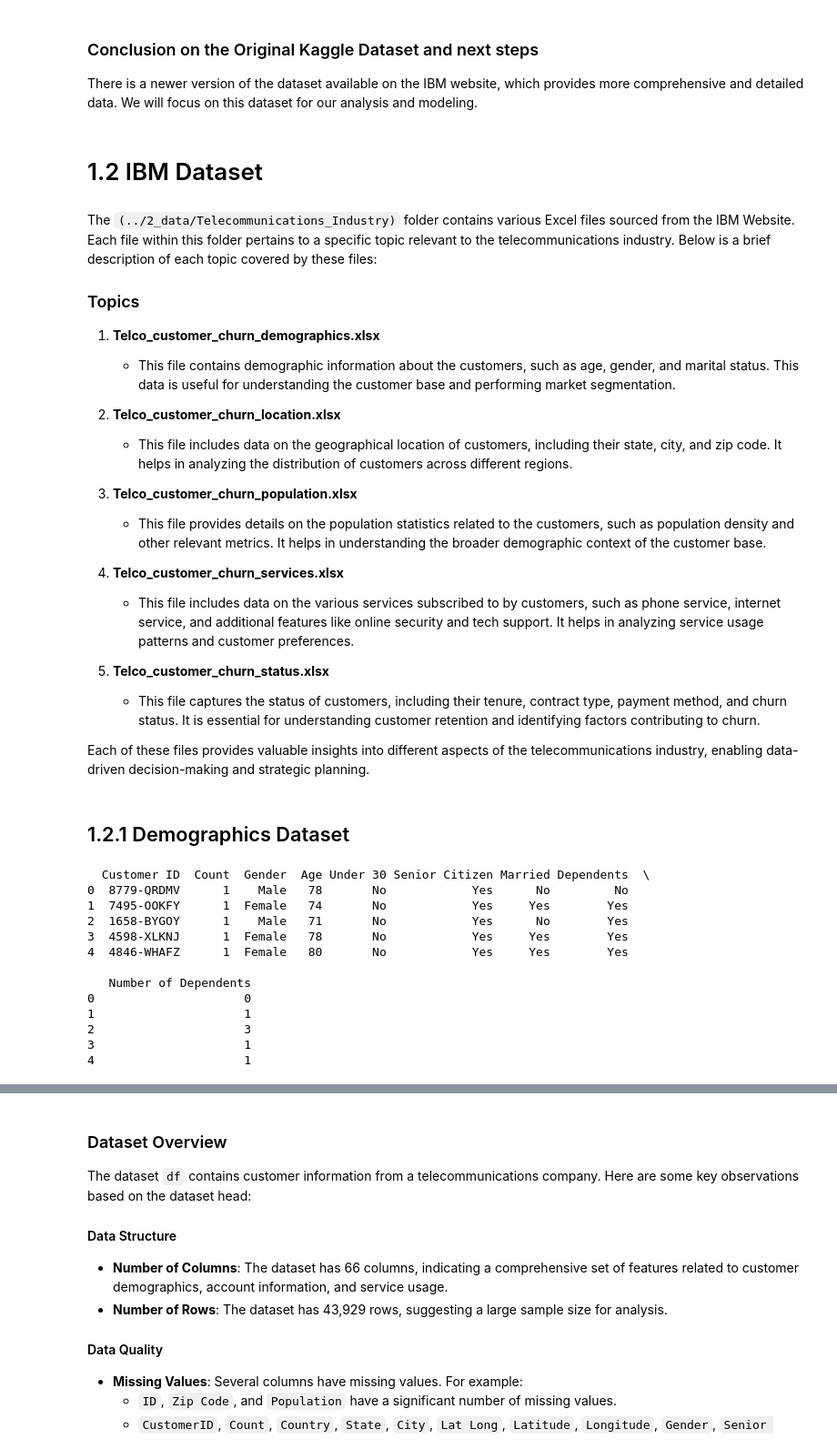
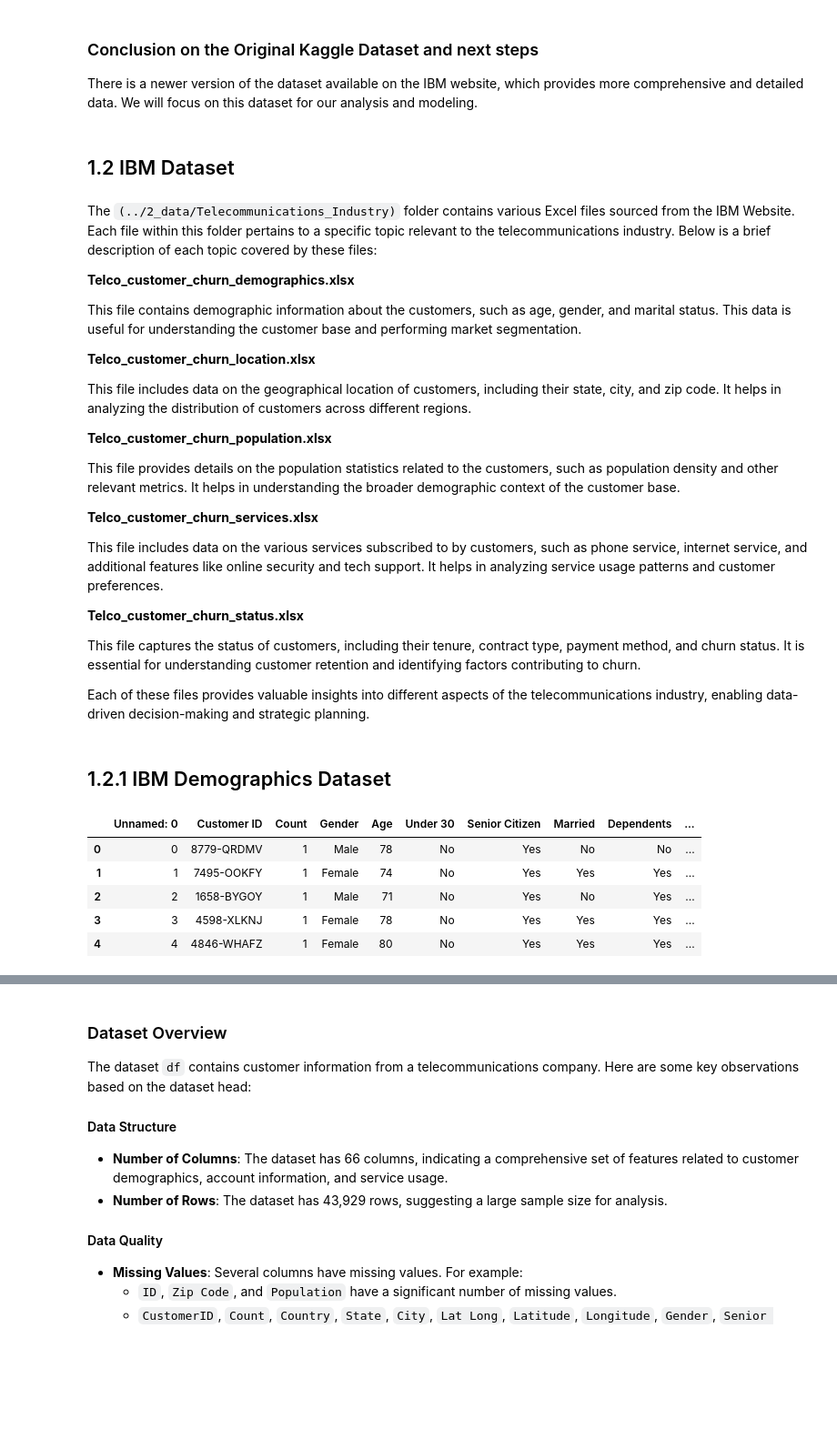
Before and after one commit to eelisee/telco-customer-churn, a Jupyter notebook: 3_preprocessing/preprocessing.ipynb, the cells around one changed output, grey strips where cells are left out. Shown at 91% size. Cells and saved outputs as stored; diff of their text form; code cells hidden in the pictures; blank space fills up the shorter version.

Commit message:
improve preprocessing notebook: add detailed explanations and optimize code structure

```diff
--- a/3_preprocessing/preprocessing.ipynb
+++ b/3_preprocessing/preprocessing.ipynb
@@ -142,53 +151,52 @@ These insights provide a comprehensive overview of the customer demographics, ac
 
 There is a newer version of the dataset available on the IBM website, which provides more comprehensive and detailed data. We will focus on this dataset for our analysis and modeling.
 # %% [markdown]
-# 1.2 IBM Dataset
+## 1.2 IBM Dataset
 # %% [markdown]
 The `(../2_data/Telecommunications_Industry)` folder contains various Excel files sourced from the IBM Website. Each file within this folder pertains to a specific topic relevant to the telecommunications industry. Below is a brief description of each topic covered by these files:
 
-### Topics
+**Telco_customer_churn_demographics.xlsx**
 
-1. **Telco_customer_churn_demographics.xlsx**
-    - This file contains demographic information about the customers, such as age, gender, and marital status. This data is useful for understanding the customer base and performing market segmentation.
+This file contains demographic information about the customers, such as age, gender, and marital status. This data is useful for understanding the customer base and performing market segmentation.
 
-2. **Telco_customer_churn_location.xlsx**
-    - This file includes data on the geographical location of customers, including their state, city, and zip code. It helps in analyzing the distribution of customers across different regions.
 
-3. **Telco_customer_churn_population.xlsx**
-    - This file provides details on the population statistics related to the customers, such as population density and other relevant metrics. It helps in understanding the broader demographic context of the customer base.
+**Telco_customer_churn_location.xlsx**
 
-4. **Telco_customer_churn_services.xlsx**
-    - This file includes data on the various services subscribed to by customers, such as phone service, internet service, and additional features like online security and tech support. It helps in analyzing service usage patterns and customer preferences.
+This file includes data on the geographical location of customers, including their state, city, and zip code. It helps in analyzing the distribution of customers across different regions.
 
-5. **Telco_customer_churn_status.xlsx**
-    - This file captures the status of customers, including their tenure, contract type, payment method, and churn status. It is essential for understanding customer retention and identifying factors contributing to churn.
+**Telco_customer_churn_population.xlsx**
+
+This file provides details on the population statistics related to the customers, such as population density and other relevant metrics. It helps in understanding the broader demographic context of the customer base.
+
+**Telco_customer_churn_services.xlsx**
+
+This file includes data on the various services subscribed to by customers, such as phone service, internet service, and additional features like online security and tech support. It helps in analyzing service usage patterns and customer preferences.
+
+**Telco_customer_churn_status.xlsx**
+
+This file captures the status of customers, including their tenure, contract type, payment method, and churn status. It is essential for understanding customer retention and identifying factors contributing to churn.
 
 Each of these files provides valuable insights into different aspects of the telecommunications industry, enabling data-driven decision-making and strategic planning.
 # %% [markdown]
-## 1.2.1 Demographics Dataset
+## 1.2.1 IBM Demographics Dataset
 # %%
 # Load the demographics dataset
+demographics_file_path = '../2_data/original_data/Telecommunications_Industry/Telco_customer_churn_demographics.xlsx'
+csv_file_path = '../2_data/Telco_customer_churn_demographics.csv'
 df_demographics = pd.read_excel(demographics_file_path)
 
 # Save the demographics dataset to a CSV file
-df_demographics.to_csv(csv_file_path, index=False)
+df_demographics.to_csv(csv_file_path)
 
 # Load the demographics dataset from the CSV file
 df_demographics = pd.read_csv(csv_file_path)
 
 # Display the first few rows of the demographics dataset
-print(df_demographics.head())
+df_demographics.head()
 # %% [output]
-  Customer ID  Count  Gender  Age Under 30 Senior Citizen Married Dependents  \
-0  8779-QRDMV      1    Male   78       No            Yes      No         No
-1  7495-OOKFY      1  Female   74       No            Yes     Yes        Yes
-2  1658-BYGOY      1    Male   71       No            Yes      No        Yes
-3  4598-XLKNJ      1  Female   78       No            Yes     Yes        Yes
-4  4846-WHAFZ      1  Female   80       No            Yes     Yes        Yes
-
-   Number of Dependents
-0                     0
-1                     1
-2                     3
-3                     1
-4                     1
+|  | Unnamed: 0 | Customer ID | Count | Gender | Age | Under 30 | Senior Citizen | Married | Dependents | ... |
+| 0 | 0 | 8779-QRDMV | 1 | Male | 78 | No | Yes | No | No | ... |
+| 1 | 1 | 7495-OOKFY | 1 | Female | 74 | No | Yes | Yes | Yes | ... |
+| 2 | 2 | 1658-BYGOY | 1 | Male | 71 | No | Yes | No | Yes | ... |
+| 3 | 3 | 4598-XLKNJ | 1 | Female | 78 | No | Yes | Yes | Yes | ... |
+| 4 | 4 | 4846-WHAFZ | 1 | Female | 80 | No | Yes | Yes | Yes | ... |
```
Also changed, not shown: parts of 19 cells of this notebook, 4 other files.
